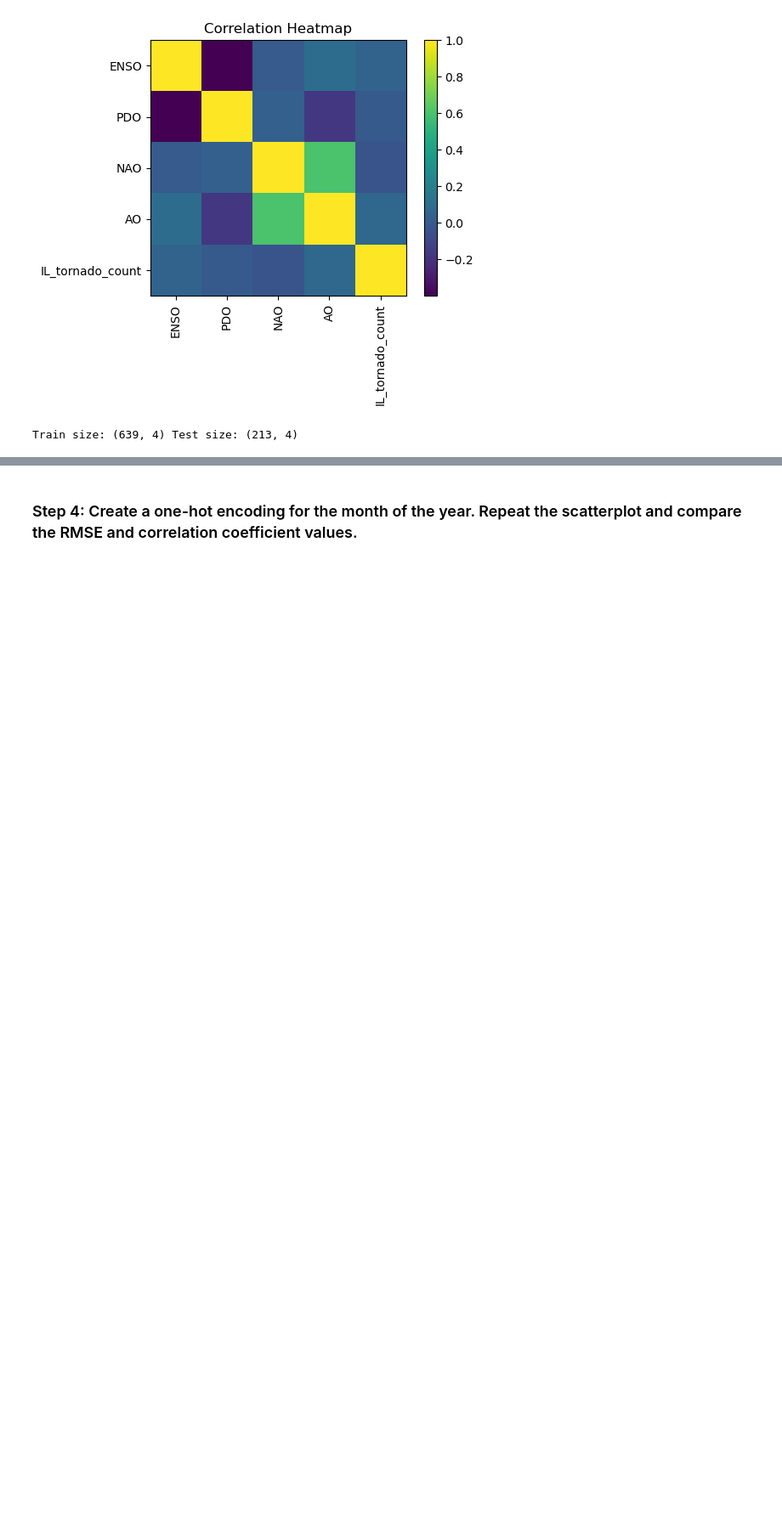
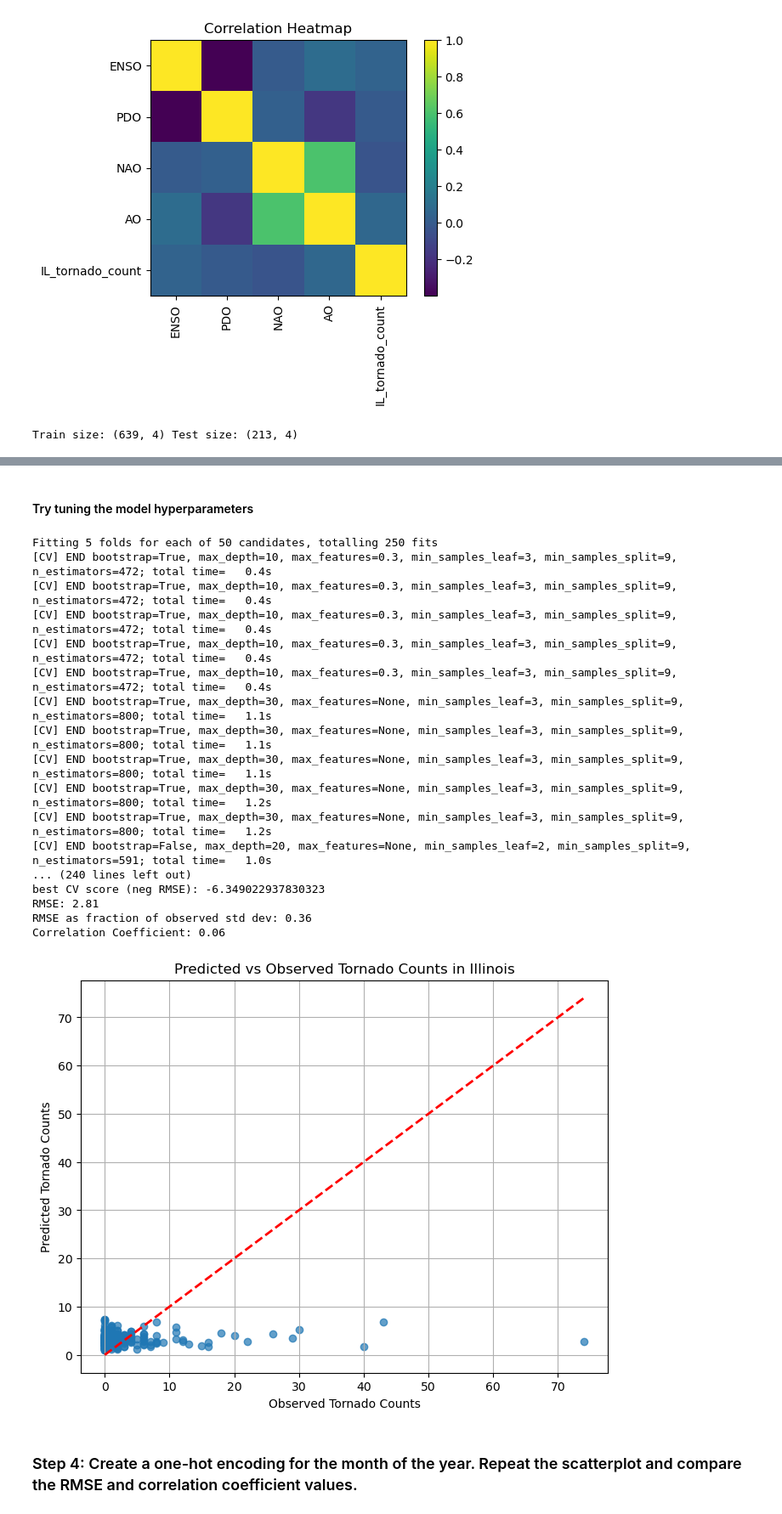
Before and after one commit to swnesbitt/ATMS-523-Module-6, a Jupyter notebook: ATMS 523_Module 6_HW_MDWR.ipynb, the cells around one changed output, grey strips where cells are left out. Shown at 85% size. Drawn from its saved outputs; the diff is of its cells as text; code cells hidden in the pictures; blank space fills up the shorter version.

```diff
--- a/ATMS 523_Module 6_HW_MDWR.ipynb
+++ b/ATMS 523_Module 6_HW_MDWR.ipynb
@@ -270,3 +270,79 @@ Correlation Coefficient: 0.09
+# %% [markdown]
+#### Try tuning the model hyperparameters
+# %%
+from sklearn.model_selection import RandomizedSearchCV
+from scipy.stats import randint, uniform
+
+rf = RandomForestRegressor(random_state=42)
+
+param_dist = {
+    'n_estimators': randint(100, 1001),     # sample an int between 100 and 1000
+    'max_depth': [None, 10, 20, 30, 40],
+    'max_features': ['sqrt', 'log2', 0.3, 0.5, None],
+    'min_samples_split': randint(2, 11),
+    'min_samples_leaf': randint(1, 5),
+    'bootstrap': [True, False]
+}
+
+rand = RandomizedSearchCV(
+    estimator=rf,
+    param_distributions=param_dist,
+    n_iter=50,         # number of sampled parameter settings
+    cv=5,
+    scoring='neg_root_mean_squared_error',
+    n_jobs=-1,
+    verbose=2,
+    random_state=42,
+    refit=True
+)
+
+rand.fit(X_train, y_train)
+
+print("best params:", rand.best_params_)
+print("best CV score (neg RMSE):", rand.best_score_)
+
+best_model = rand.best_estimator_
+y_pred = best_model.predict(X_test)
+
+# Evaluate model performance
+rmse = np.sqrt(root_mean_squared_error(y_test, y_pred))
+print(f'RMSE: {rmse:.2f}')
+# RMSE as a fraction of the standard deviation of the observed values
+rmse_frac = rmse / np.std(y_test)
+print(f'RMSE as fraction of observed std dev: {rmse_frac:.2f}')
+corr_coef = np.corrcoef(y_test, y_pred)[0, 1]
+print(f'Correlation Coefficient: {corr_coef:.2f}')
+
+# Plot predicted vs observed tornado counts
+plt.figure(figsize=(8, 6))
+plt.scatter(y_test, y_pred, alpha=0.7)
+plt.plot([y_test.min(), y_test.max()], [y_test.min(), y_test.max()], 'r--', lw=2)
+plt.xlabel('Observed Tornado Counts')
+plt.ylabel('Predicted Tornado Counts')
+plt.title('Predicted vs Observed Tornado Counts in Illinois')
+plt.grid()
+plt.show()
+
+# The tuned model is WORSE??? Correlation coefficient actually went down.
+# %% [output]
+Fitting 5 folds for each of 50 candidates, totalling 250 fits
+[CV] END bootstrap=True, max_depth=10, max_features=0.3, min_samples_leaf=3, min_samples_split=9, n_estimators=472; total time=   0.4s
+[CV] END bootstrap=True, max_depth=10, max_features=0.3, min_samples_leaf=3, min_samples_split=9, n_estimators=472; total time=   0.4s
+[CV] END bootstrap=True, max_depth=10, max_features=0.3, min_samples_leaf=3, min_samples_split=9, n_estimators=472; total time=   0.4s
+[CV] END bootstrap=True, max_depth=10, max_features=0.3, min_samples_leaf=3, min_samples_split=9, n_estimators=472; total time=   0.4s
+[CV] END bootstrap=True, max_depth=10, max_features=0.3, min_samples_leaf=3, min_samples_split=9, n_estimators=472; total time=   0.4s
+[CV] END bootstrap=True, max_depth=30, max_features=None, min_samples_leaf=3, min_samples_split=9, n_estimators=800; total time=   1.1s
+[CV] END bootstrap=True, max_depth=30, max_features=None, min_samples_leaf=3, min_samples_split=9, n_estimators=800; total time=   1.1s
+[CV] END bootstrap=True, max_depth=30, max_features=None, min_samples_leaf=3, min_samples_split=9, n_estimators=800; total time=   1.1s
+[CV] END bootstrap=True, max_depth=30, max_features=None, min_samples_leaf=3, min_samples_split=9, n_estimators=800; total time=   1.2s
+[CV] END bootstrap=True, max_depth=30, max_features=None, min_samples_leaf=3, min_samples_split=9, n_estimators=800; total time=   1.2s
+[CV] END bootstrap=False, max_depth=20, max_features=None, min_samples_leaf=2, min_samples_split=9, n_estimators=591; total time=   1.0s
+... (240 lines left out)
+best CV score (neg RMSE): -6.349022937830323
+RMSE: 2.81
+RMSE as fraction of observed std dev: 0.36
+Correlation Coefficient: 0.06
+[figure, added]
 # %% [markdown]
 ### Step 4: Create a one-hot encoding for the month of the year.  Repeat the scatterplot and compare the RMSE and correlation coefficient values.
 # %%
```
Also changed, not shown: parts of 21 cells of this notebook, 7 other files.
